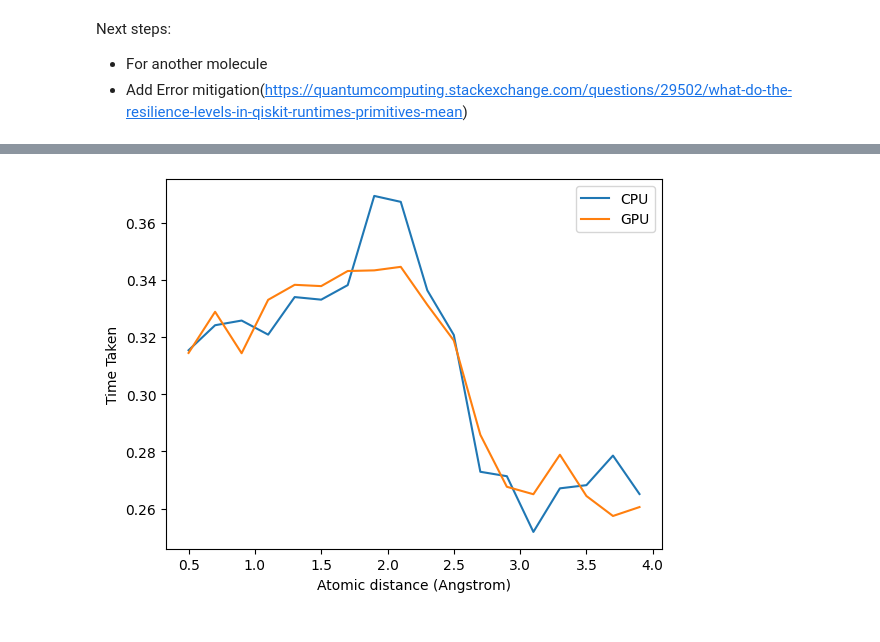
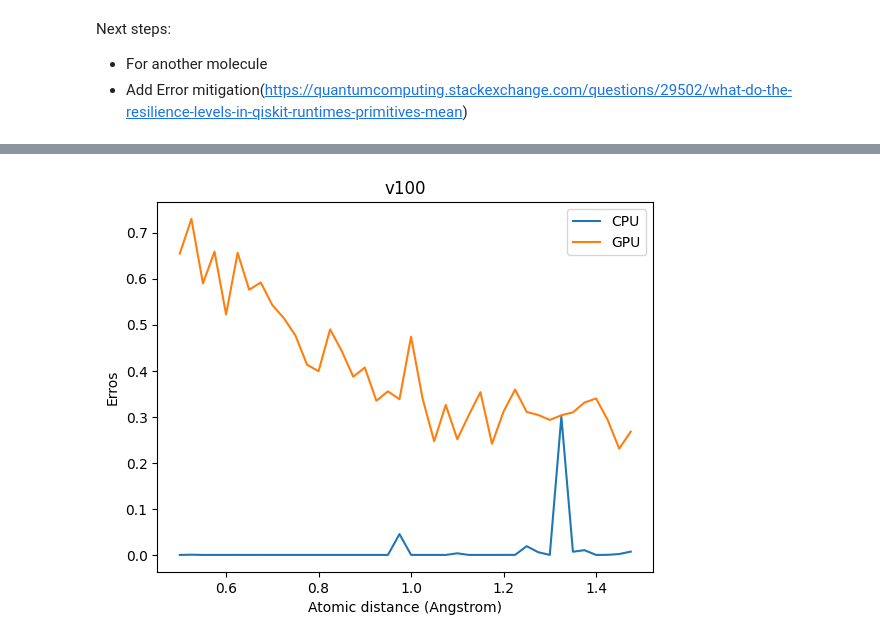
Before and after one commit to tinaoberoi/QOSF-2023-24, a Jupyter notebook: H2_VQE.ipynb, the cells around one changed output, grey strips where cells are left out. Saved outputs shown, nothing was run; the diff lists cells and outputs as text; code cells hidden in the pictures.

```diff
--- a/H2_VQE.ipynb
+++ b/H2_VQE.ipynb
@@ -317,7 +1008,7 @@ def get_qubit_op(dist):
     # accurate dist = 0
     molecule = MoleculeInfo(
         symbols=["H", "H"],
-        coords=[(0.0, 0.0, 0.0), (dist, 0.0, 0.735)],
+        coords=[(0.0, dist, 0.0), (0.0, 0.0, dist)],
         charge=0,
         multiplicity=1
     )
@@ -420,18 +1120,26 @@ Interatomic Distance: 0.68 VQE Result: -1.10087 Exact Energy: -1.10087
 # %%
-estimator = Estimator()
+seed = 0
+niter = 1
+gpu_errors = [0] * len(distances)
+gpu_times = [0] * len(distances)
 
+
+estimator = AerEstimator(
+    # run_options={"shots": 1024},
+    # transpile_options={"optimization_level": 3},
+)
 estimator.set_options(approximation =True)
+estimator.set_options(skip_transpilation =True)
 estimator.set_options(device='GPU')
 estimator.set_options(cuStateVec_enable=True)
 
 # pylint: disable=undefined-loop-variable,line-too-long
-for dist in distances:
+for i, dist in enumerate(distances):
+    exact_energy = exact_energies[i]
     (qubit_op, num_particles, num_spatial_orbitals, problem, mapper) = get_qubit_op(
         dist
     )
 
-    result = exact_solver(qubit_op, problem)
-    exact_energies.append(result.total_energies[0].real)
     init_state = HartreeFock(num_spatial_orbitals, num_particles, mapper)
     init_state = HartreeFock(num_spatial_orbitals, num_particles, mapper)
     ansatz = UCCSD(
@@ -446,24 +1154,25 @@ for dist in distances:
 
     vqe = VQE(estimator, ansatz, optimizer)
     vqe_ground_state_solver = GroundStateEigensolver(mapper, vqe)
+    error = 0
     time_taken = 0
-    error = 0
 
-    for _ in range(50):
+    for _ in range(niter):
       start = time.time()
       vqe_result = vqe_ground_state_solver.solve(problem)
       energy = problem.interpret(vqe_result.raw_result).total_energies[0].real
       end = time.time()
+      time_taken += end - start
+      error +=  1 - energy/exact_energy
 
-      time_taken += end - start
-      error += exact_energies[-1] - energy
-    gpu_times.append(time_taken/50)
-    gpu_errors.append(error/50)
+    gpu_times[i] = time_taken/niter
+    gpu_errors[i] = (error/niter)
 
     print(
         f"Interatomic Distance: {np.round(dist, 2)}",
-        f"VQE Result: {energy:.5f}",
-        f"Exact Energy: {exact_energies[-1]:.5f}",
+        f"Seed: {seed}",
+        f"Exact Energy: {exact_energy:.5f} ",
+        f"Error: {gpu_errors[i]:.5f}",
     )
 
 print("All energies have been calculated")
@@ -490,11 +1222,10 @@ All energies have been calculated
 # %%
-import matplotlib.pyplot as plt
-
-plt.plot(distances, cpu_times, label="CPU")
-plt.plot(distances, gpu_times, label="GPU")
+plt.plot(distances, cpu_errors, label="CPU")
+plt.plot(distances, gpu_errors, label="GPU")
 plt.xlabel("Atomic distance (Angstrom)")
-plt.ylabel("Time Taken")
+plt.ylabel("Erros")
+plt.title("v100")
 plt.legend()
 plt.show()
 # %% [output]
-[figure, old version]
+[figure, new version]
```
Also changed, not shown: parts of 42 cells of this notebook.
